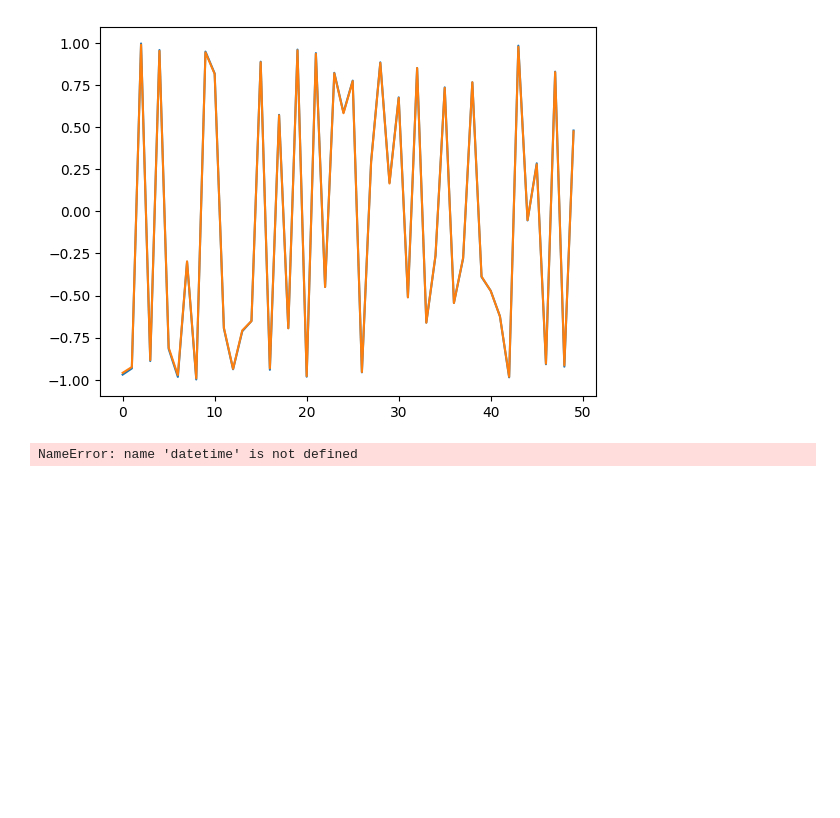
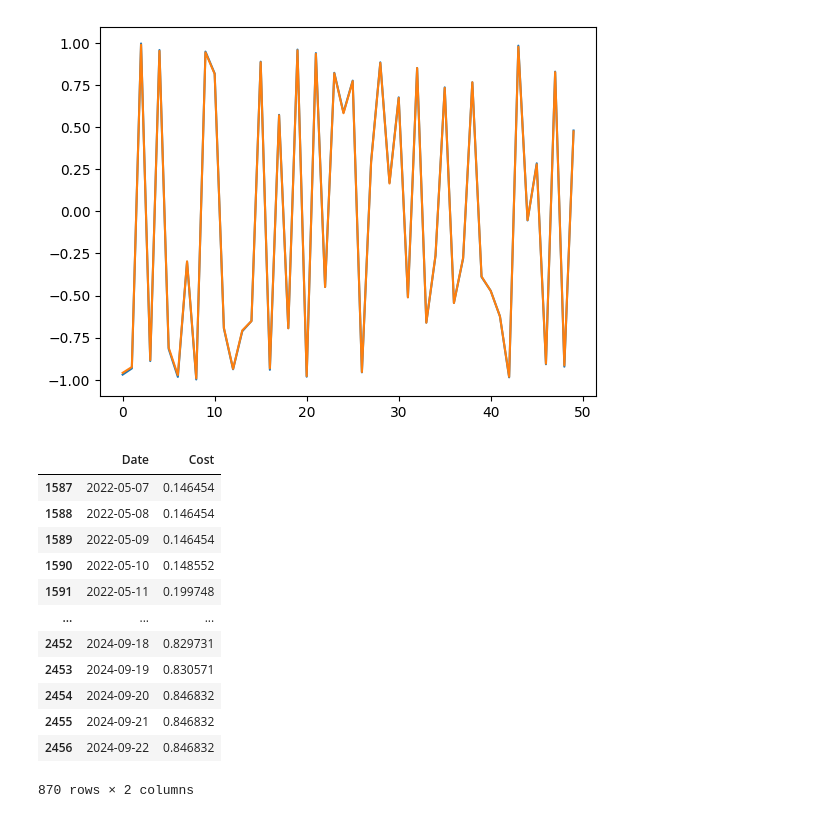
Before and after one commit to InnerShadow/UDSpredictor, a Jupyter notebook: src/demo.ipynb, the cells around one changed output. Saved outputs shown, nothing was run; the diff lists cells and outputs as text; code cells hidden in the pictures; blank space fills up the shorter version.

```diff
--- a/src/demo.ipynb
+++ b/src/demo.ipynb
@@ -139,8 +139,20 @@ plt.plot(np.arange(len(pred)), pred)
 # %%
 from DataLoaders.DataLoaderWrapper import DataLoaderWrapper
 
-wrapper = DataLoaderWrapper(file_path = '/home/nazar/UDSpredictor/src/Data/2018_day_ru.xls', period = 'post', do_scale = False)
+wrapper = DataLoaderWrapper(period = 'post', do_scale = True)
 df = wrapper.get_data()
 df
 # %% [output]
+|  | Date | Cost |
+| 1587 | 2022-05-07 | 0.146454 |
+| 1588 | 2022-05-08 | 0.146454 |
+| 1589 | 2022-05-09 | 0.146454 |
+| 1590 | 2022-05-10 | 0.148552 |
+| 1591 | 2022-05-11 | 0.199748 |
+| ... | ... | ... |
+| 2452 | 2024-09-18 | 0.829731 |
+| 2453 | 2024-09-19 | 0.830571 |
+| 2454 | 2024-09-20 | 0.846832 |
+| 2455 | 2024-09-21 | 0.846832 |
+| 2456 | 2024-09-22 | 0.846832 |
-NameError: name 'datetime' is not defined
+870 rows × 2 columns
```
Also changed, not shown: 4 other files.
